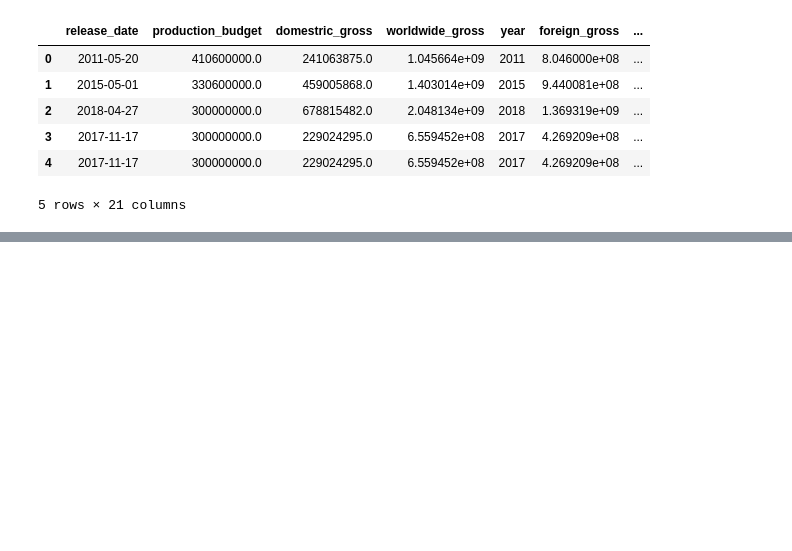
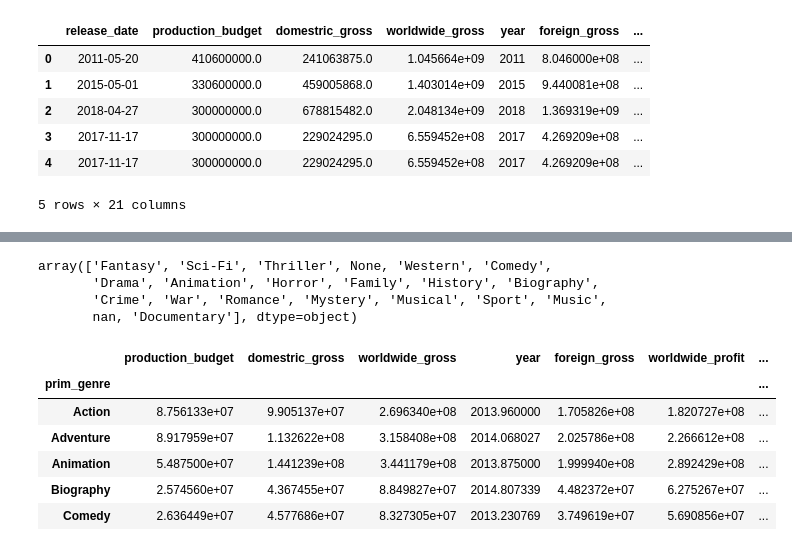
Before and after one commit to sgautam666/IMDB_Movie_Analysis, a Jupyter notebook: movie_analysis.ipynb, the cells around one changed output, grey strips where cells are left out. Drawn from its saved outputs; the diff is of its cells as text; code cells hidden in the pictures; blank space fills up the shorter version.

```diff
--- a/movie_analysis.ipynb
+++ b/movie_analysis.ipynb
@@ -794,0 +816,7 @@ df_merge.head()
+# %%
+df_merge.tertiary_genre.unique()
+# %% [output]
+array(['Fantasy', 'Sci-Fi', 'Thriller', None, 'Western', 'Comedy',
+       'Drama', 'Animation', 'Horror', 'Family', 'History', 'Biography',
+       'Crime', 'War', 'Romance', 'Mystery', 'Musical', 'Sport', 'Music',
+       nan, 'Documentary'], dtype=object)
@@ -794,0 +826,10 @@ df_merge.head()
+# %%
+df_merge_prim_genre.head()
+# %% [output]
+|  | production_budget | domestric_gross | worldwide_gross | year | foreign_gross | worldwide_profit | ... |
+| prim_genre |  |  |  |  |  |  | ... |
+| Action | 8.756133e+07 | 9.905137e+07 | 2.696340e+08 | 2013.960000 | 1.705826e+08 | 1.820727e+08 | ... |
+| Adventure | 8.917959e+07 | 1.132622e+08 | 3.158408e+08 | 2014.068027 | 2.025786e+08 | 2.266612e+08 | ... |
+| Animation | 5.487500e+07 | 1.441239e+08 | 3.441179e+08 | 2013.875000 | 1.999940e+08 | 2.892429e+08 | ... |
+| Biography | 2.574560e+07 | 4.367455e+07 | 8.849827e+07 | 2014.807339 | 4.482372e+07 | 6.275267e+07 | ... |
+| Comedy | 2.636449e+07 | 4.577686e+07 | 8.327305e+07 | 2013.230769 | 3.749619e+07 | 5.690856e+07 | ... |
```
Also changed, not shown: parts of 8 cells of this notebook.
